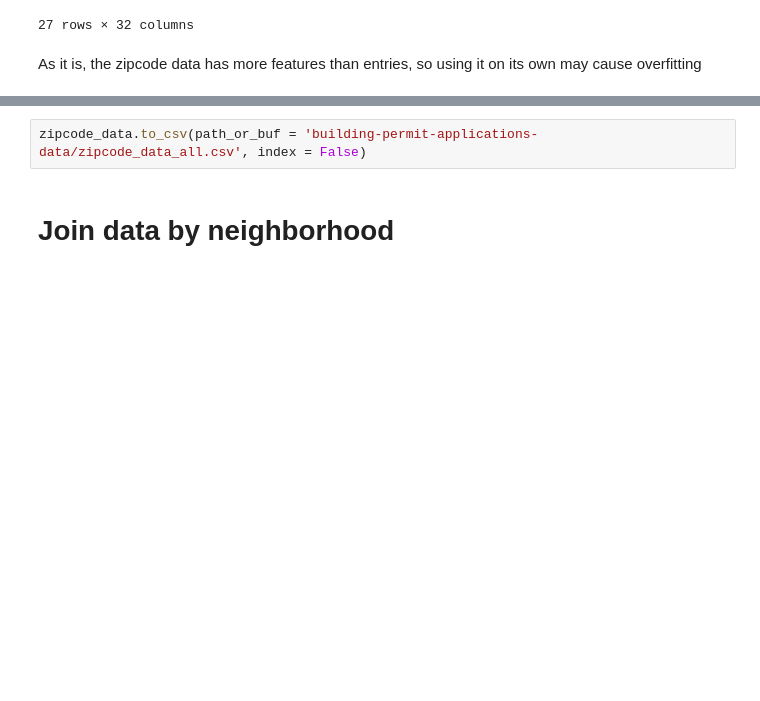
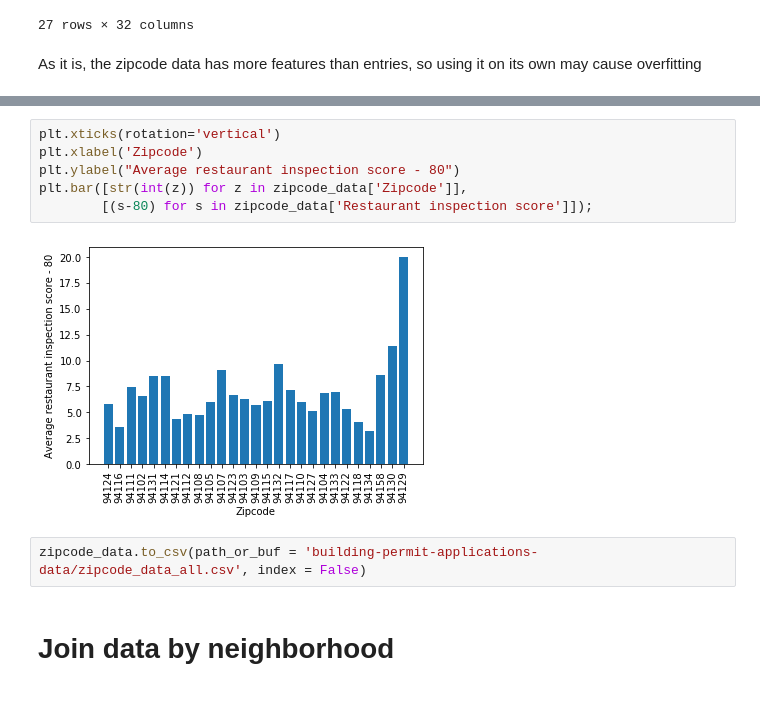
Before and after one commit to kddubey/ORIE4741Project, a Jupyter notebook: 6 - Location data.ipynb, the cells around one changed output, grey strips where cells are left out. Drawn from its saved outputs; the diff is of its cells as text; blank space fills up the shorter version.

```diff
--- a/6 - Location data.ipynb
+++ b/6 - Location data.ipynb
@@ -578,3 +595,11 @@ As it is, the zipcode data has more features than entries, so using it on its ow
+# %%
+plt.xticks(rotation='vertical')
+plt.xlabel('Zipcode')
+plt.ylabel("Average restaurant inspection score - 80")
+plt.bar([str(int(z)) for z in zipcode_data['Zipcode']],
+        [(s-80) for s in zipcode_data['Restaurant inspection score']]);
+# %% [output]
+[figure, added]
 # %%
 zipcode_data.to_csv(path_or_buf = 'building-permit-applications-data/zipcode_data_all.csv', index = False)
 # %% [markdown]
```
Also changed, not shown: parts of 7 cells of this notebook.
